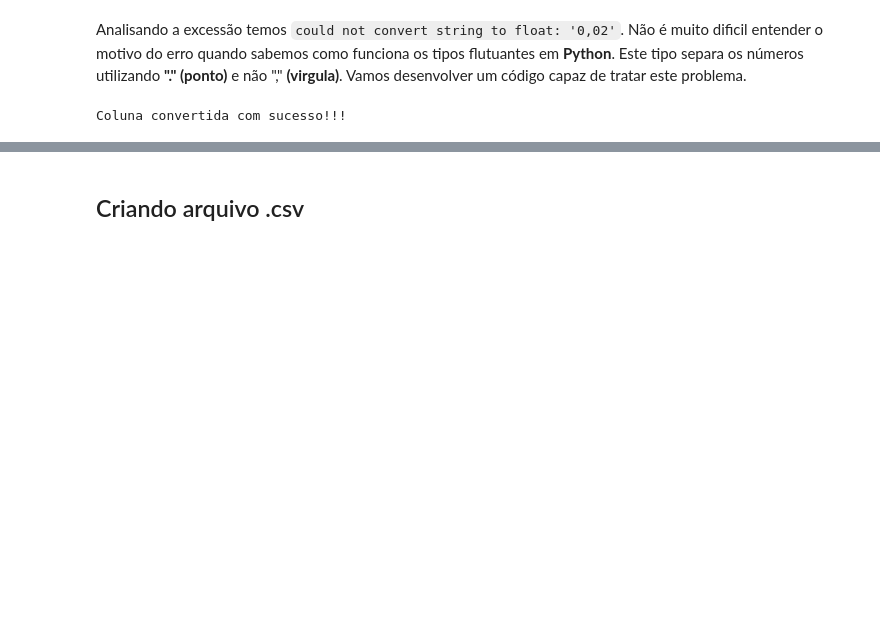
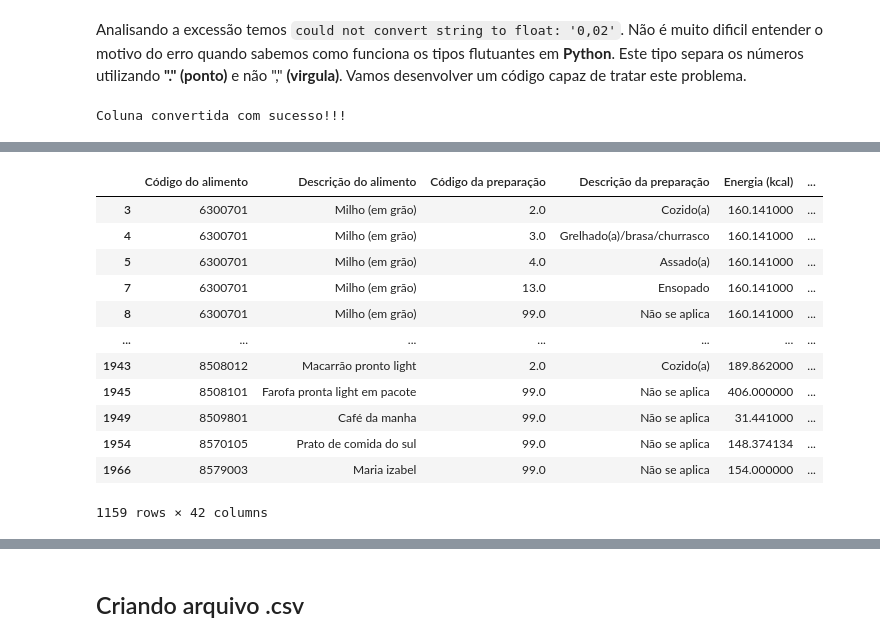
Before and after one commit to LucaseNogueira/ClassificarAlimentosData, a Jupyter notebook: notebook/pre_processamento_taco.ipynb, the cells around one changed output, grey strips where cells are left out. Drawn from its saved outputs; the diff is of its cells as text; code cells hidden in the pictures; blank space fills up the shorter version.

```diff
--- a/notebook/pre_processamento_taco.ipynb
+++ b/notebook/pre_processamento_taco.ipynb
@@ -419,0 +458,2 @@ memory usage: 600.7 KB
+# %%
+df_clone = df.copy()
@@ -419,0 +563,29 @@ memory usage: 600.7 KB
+# %%
+#df_clone[df_clone.duplicated(subset=df_clone.columns.difference([
+#    'Código do alimento',
+#    'Código da preparação',
+#    'Descrição da preparação',
+#    'Descrição do alimento',
+#    'Descrição Grupo Alimentar'
+#]))]
+df_clone[df_clone.duplicated(subset=df_clone.columns.difference([
+    'Código do alimento',
+    'Código da preparação',
+    'Descrição da preparação',
+    'Descrição do alimento',
+    'Grupo Alimentar'
+]))]
+# %% [output]
+|  | Código do alimento | Descrição do alimento | Código da preparação | Descrição da preparação | Energia (kcal) | ... |
+| 3 | 6300701 | Milho (em grão) | 2.0 | Cozido(a) | 160.141000 | ... |
+| 4 | 6300701 | Milho (em grão) | 3.0 | Grelhado(a)/brasa/churrasco | 160.141000 | ... |
+| 5 | 6300701 | Milho (em grão) | 4.0 | Assado(a) | 160.141000 | ... |
+| 7 | 6300701 | Milho (em grão) | 13.0 | Ensopado | 160.141000 | ... |
+| 8 | 6300701 | Milho (em grão) | 99.0 | Não se aplica | 160.141000 | ... |
+| ... | ... | ... | ... | ... | ... | ... |
+| 1943 | 8508012 | Macarrão pronto light | 2.0 | Cozido(a) | 189.862000 | ... |
+| 1945 | 8508101 | Farofa pronta light em pacote | 99.0 | Não se aplica | 406.000000 | ... |
+| 1949 | 8509801 | Café da manha | 99.0 | Não se aplica | 31.441000 | ... |
+| 1954 | 8570105 | Prato de comida do sul | 99.0 | Não se aplica | 148.374134 | ... |
+| 1966 | 8579003 | Maria izabel | 99.0 | Não se aplica | 154.000000 | ... |
+1159 rows × 42 columns
```
Also changed, not shown: parts of 73 cells of this notebook, 4 other files.
